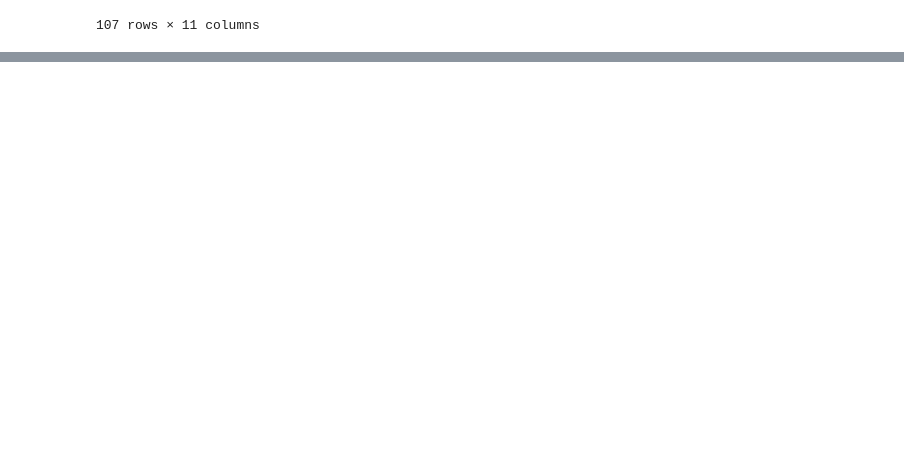
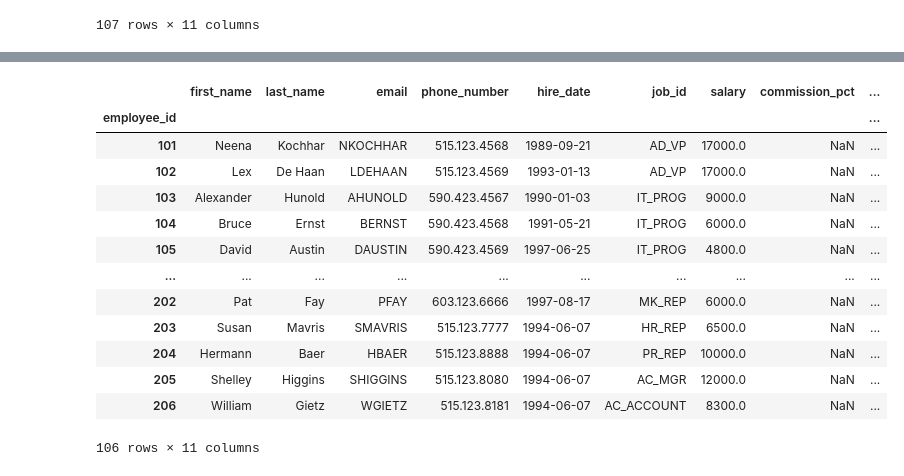
Before and after one commit to piotrgradzinski/dap_20230114, a Jupyter notebook: day_7_pgg/handling_nans.ipynb, the cells around one changed output, grey strips where cells are left out. Cells and saved outputs as stored; diff of their text form; code cells hidden in the pictures; blank space fills up the shorter version.

```diff
--- a/day_7_pgg/handling_nans.ipynb
+++ b/day_7_pgg/handling_nans.ipynb
@@ -475,0 +537,17 @@ emps
+# %%
+emps.sort_index().dropna(subset=['manager_id'])
+# %% [output]
+|  | first_name | last_name | email | phone_number | hire_date | job_id | salary | commission_pct | ... |
+| employee_id |  |  |  |  |  |  |  |  | ... |
+| 101 | Neena | Kochhar | NKOCHHAR | 515.123.4568 | 1989-09-21 | AD_VP | 17000.0 | NaN | ... |
+| 102 | Lex | De Haan | LDEHAAN | 515.123.4569 | 1993-01-13 | AD_VP | 17000.0 | NaN | ... |
+| 103 | Alexander | Hunold | AHUNOLD | 590.423.4567 | 1990-01-03 | IT_PROG | 9000.0 | NaN | ... |
+| 104 | Bruce | Ernst | BERNST | 590.423.4568 | 1991-05-21 | IT_PROG | 6000.0 | NaN | ... |
+| 105 | David | Austin | DAUSTIN | 590.423.4569 | 1997-06-25 | IT_PROG | 4800.0 | NaN | ... |
+| ... | ... | ... | ... | ... | ... | ... | ... | ... | ... |
+| 202 | Pat | Fay | PFAY | 603.123.6666 | 1997-08-17 | MK_REP | 6000.0 | NaN | ... |
+| 203 | Susan | Mavris | SMAVRIS | 515.123.7777 | 1994-06-07 | HR_REP | 6500.0 | NaN | ... |
+| 204 | Hermann | Baer | HBAER | 515.123.8888 | 1994-06-07 | PR_REP | 10000.0 | NaN | ... |
+| 205 | Shelley | Higgins | SHIGGINS | 515.123.8080 | 1994-06-07 | AC_MGR | 12000.0 | NaN | ... |
+| 206 | William | Gietz | WGIETZ | 515.123.8181 | 1994-06-07 | AC_ACCOUNT | 8300.0 | NaN | ... |
+106 rows × 11 columns
```
Also changed, not shown: parts of 4 cells of this notebook.
